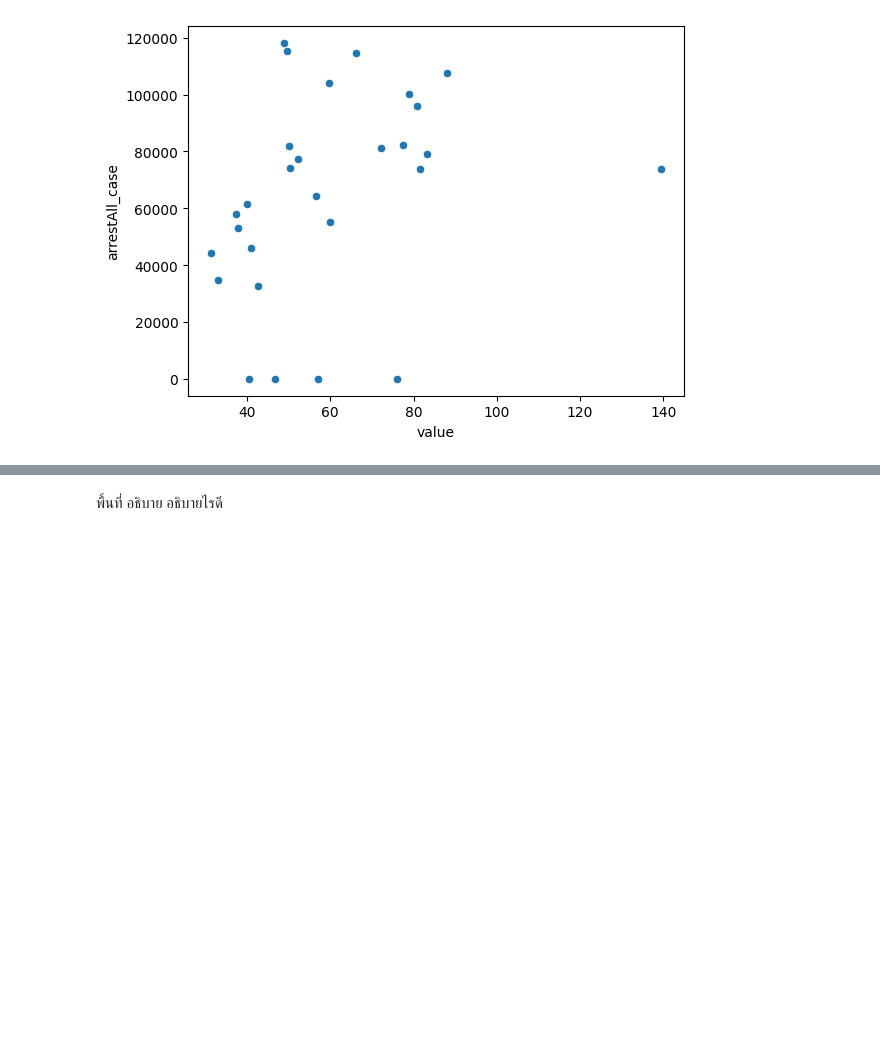
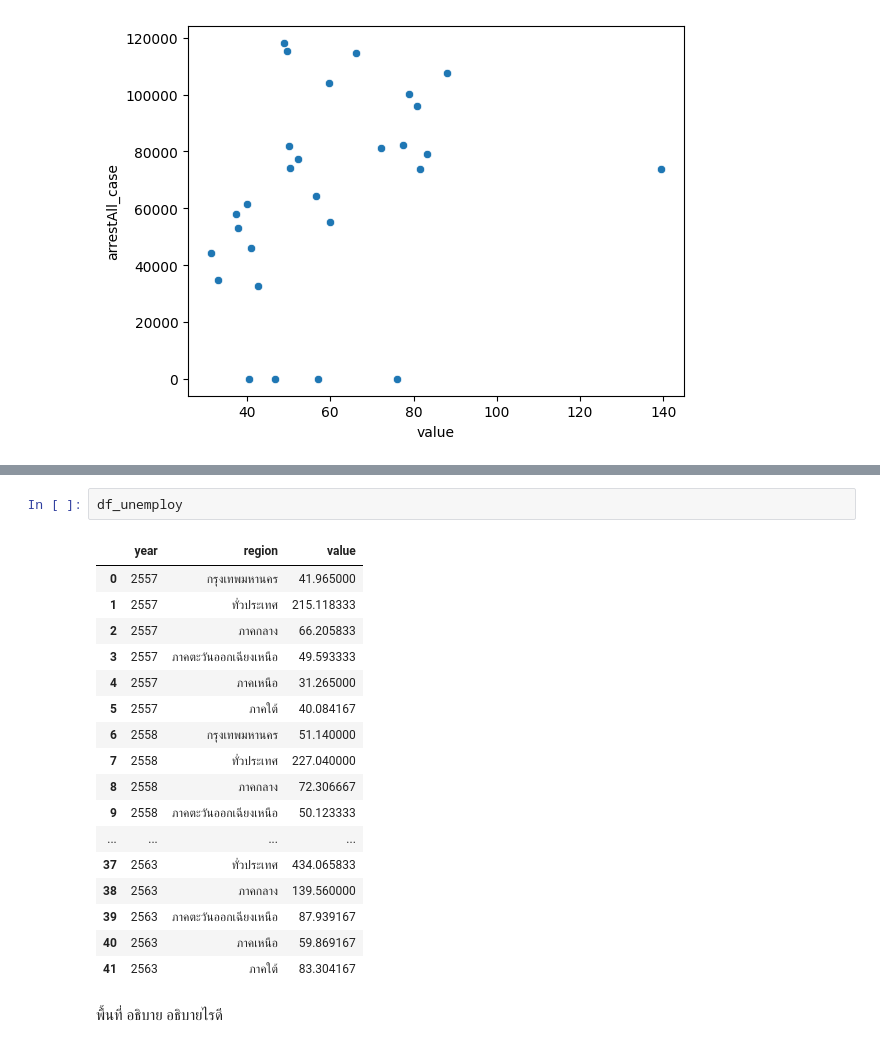
Before and after one commit to punnnnnnnnn/assignments2, a Jupyter notebook: assignment2.ipynb, the cells around one changed output, grey strips where cells are left out. Cells and saved outputs as stored; diff of their text form; blank space fills up the shorter version.

```diff
--- a/assignment2.ipynb
+++ b/assignment2.ipynb
@@ -308,3 +328,23 @@ sns.scatterplot(
+# %%
+df_unemploy
+# %% [output]
+|  | year | region | value |
+| 0 | 2557 | กรุงเทพมหานคร | 41.965000 |
+| 1 | 2557 | ทั่วประเทศ | 215.118333 |
+| 2 | 2557 | ภาคกลาง | 66.205833 |
+| 3 | 2557 | ภาคตะวันออกเฉียงเหนือ | 49.593333 |
+| 4 | 2557 | ภาคเหนือ | 31.265000 |
+| 5 | 2557 | ภาคใต้ | 40.084167 |
+| 6 | 2558 | กรุงเทพมหานคร | 51.140000 |
+| 7 | 2558 | ทั่วประเทศ | 227.040000 |
+| 8 | 2558 | ภาคกลาง | 72.306667 |
+| 9 | 2558 | ภาคตะวันออกเฉียงเหนือ | 50.123333 |
+| ... | ... | ... | ... |
+| 37 | 2563 | ทั่วประเทศ | 434.065833 |
+| 38 | 2563 | ภาคกลาง | 139.560000 |
+| 39 | 2563 | ภาคตะวันออกเฉียงเหนือ | 87.939167 |
+| 40 | 2563 | ภาคเหนือ | 59.869167 |
+| 41 | 2563 | ภาคใต้ | 83.304167 |
 # %% [markdown]
 พื้นที่ อธิบาย อธิบายไรดี
 # %% [markdown]
```
Also changed, not shown: parts of 1 cell of this notebook.
